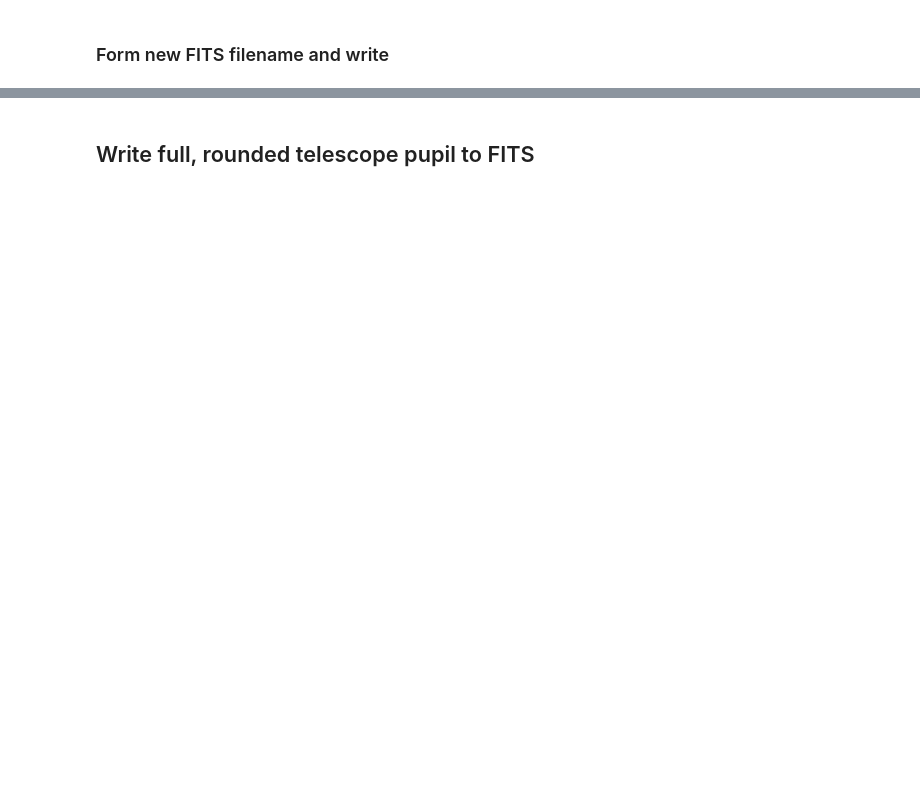
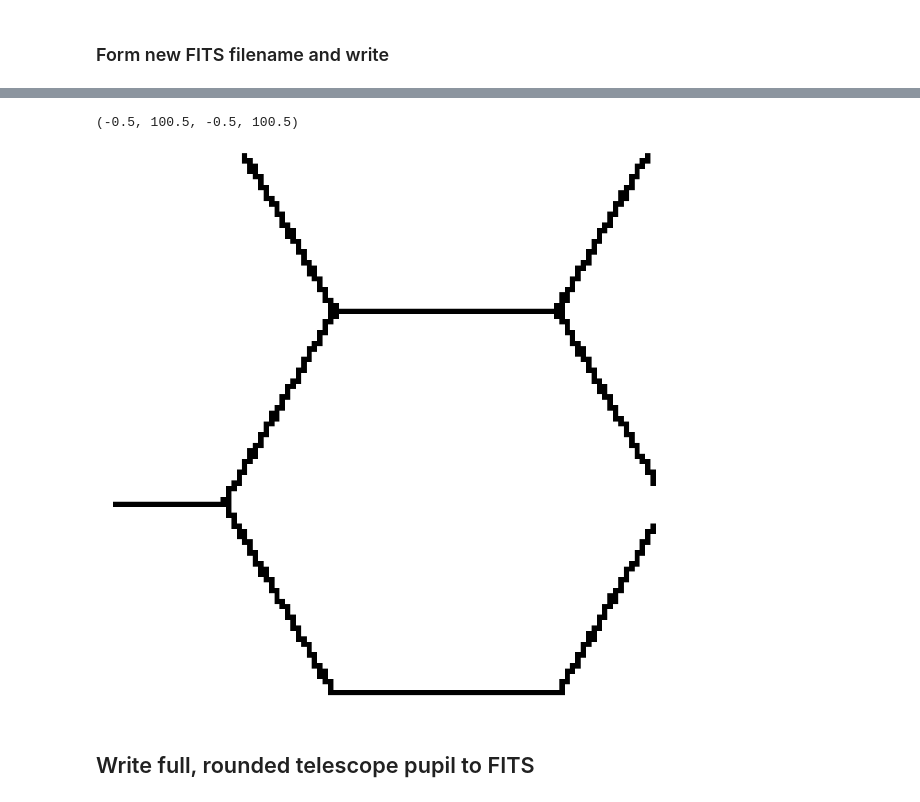
Before and after one commit to neilzim/SCDA, a Jupyter notebook: make_telap.ipynb, the cells around one changed output, grey strips where cells are left out. Drawn from its saved outputs; the diff is of its cells as text; code cells hidden in the pictures; blank space fills up the shorter version.

```diff
--- a/make_telap.ipynb
+++ b/make_telap.ipynb
@@ -253,3 +258,11 @@ plt.imshow(telap[1024:2024,1024:2024])
+# %%
+telap_load = np.loadtxt(telap_bin_dat_fname)
+plt.figure(figsize=(16,16))
+plt.imshow(np.round(telap_load[:101,:101]))
+plt.axis('off')
+# %% [output]
+(-0.5, 100.5, -0.5, 100.5)
+[figure, added]
 # %% [markdown]
 ## Write full, rounded telescope pupil to FITS
 # %%
```
Also changed, not shown: parts of 15 cells of this notebook.
